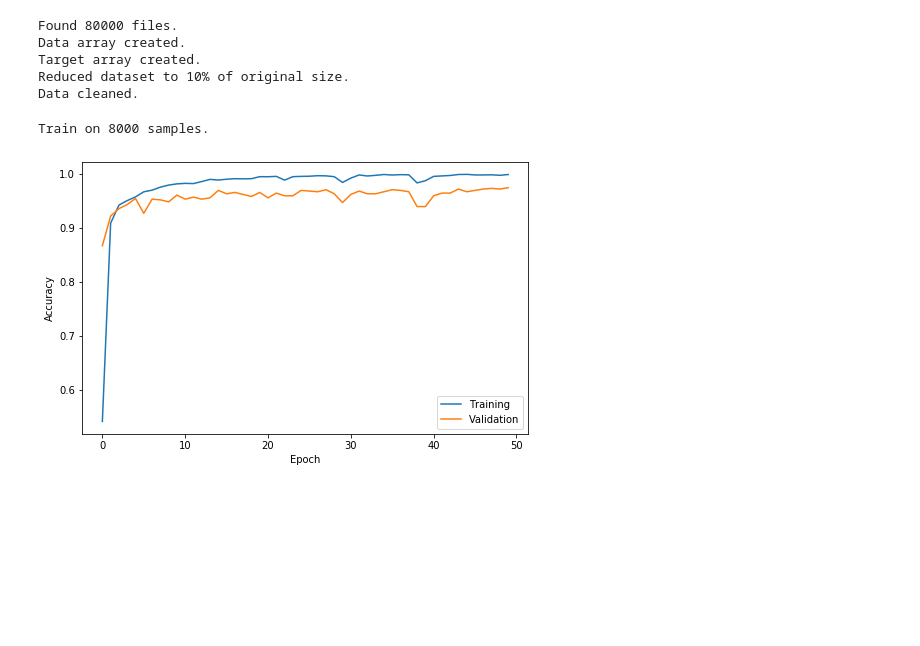
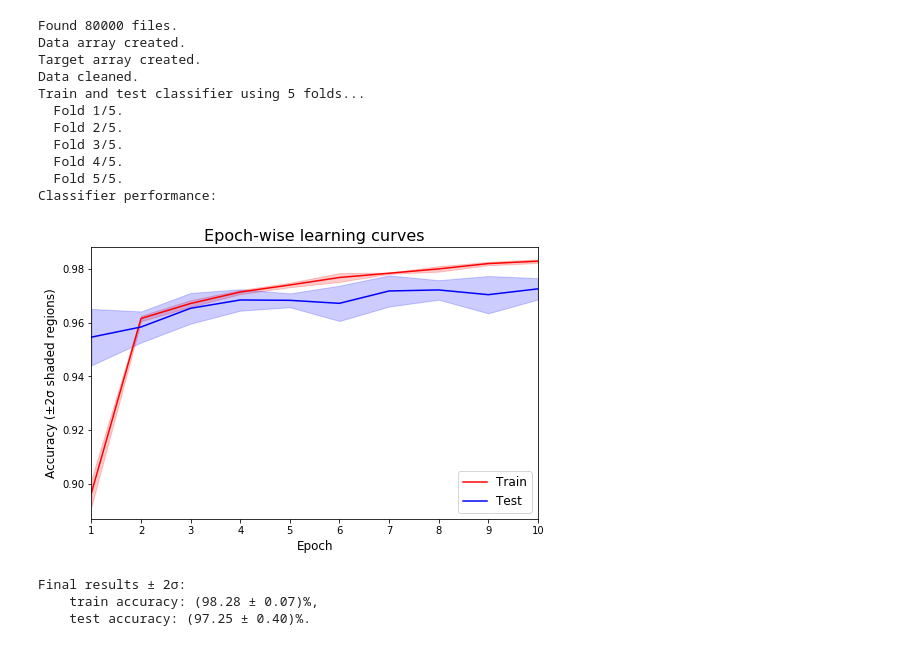
Before and after one commit to seddonr/hiragana_classifier, a Jupyter notebook: classify_tfkeras.ipynb, the cells around one changed output. Saved outputs shown, nothing was run; the diff lists cells and outputs as text; code cells hidden in the pictures; blank space fills up the shorter version.

Commit message:
Epoch-wise learning curves.

```diff
--- a/classify_tfkeras.ipynb
+++ b/classify_tfkeras.ipynb
@@ -78,9 +79,6 @@ def clean_data(X):
         image = image > thresh
         X_new[i] = image
 
-    # Flatten for sklearn
-    X_new = X_new.reshape(m, -1)
-
     print('Data cleaned.')
 
     return X_new
@@ -109,10 +84,0 @@ def train(X, y):
-# %%
-def evaluate(history):
-    #print(history.history)
-    plt.figure(figsize=(8, 5))
-    plt.plot(history.history['accuracy'], label='Training')
-    plt.plot(history.history['val_accuracy'], label='Validation')
-    plt.xlabel('Epoch')
-    plt.ylabel('Accuracy')
-    plt.legend()
-    plt.show()
@@ -131,20 +175,27 @@ run()
 # %%
-files = get_data()
-X = create_data_array(files)
-y = create_target_array(files)
-X, y = reduce_dataset(X, y, reduced_size=0.1)
-X = clean_data(X)
+def run():
+    files = get_data()
+    X = create_data_array(files)
+    y = create_target_array(files)
+    #X, y = reduce_dataset(X, y, reduced_size=0.1)
+    X = clean_data(X)
+    train_scores, test_scores = train_and_test(X, y, n_folds=5, n_epochs=10)
+    evaluate(train_scores, test_scores)
-# %% [output]
-Found 80000 files.
-Data array created.
-Target array created.
-Reduced dataset to 10% of original size.
-Data cleaned.
-# %%
-model, history = train(X, y)
-# %% [output]
-Train on 8000 samples.
-# %%
-evaluate(history)
-# %% [output]
-[figure, removed]
+# %%
+run()
+# %% [output]
+Found 80000 files.
+Data array created.
+Target array created.
+Data cleaned.
+Train and test classifier using 5 folds...
+  Fold 1/5.
+  Fold 2/5.
+  Fold 3/5.
+  Fold 4/5.
+  Fold 5/5.
+Classifier performance:
+[figure, added]
+Final results ± 2σ:
+    train accuracy: (98.28 ± 0.07)%,
+    test accuracy: (97.25 ± 0.40)%.
```
Also changed, not shown: parts of 8 cells of this notebook.
